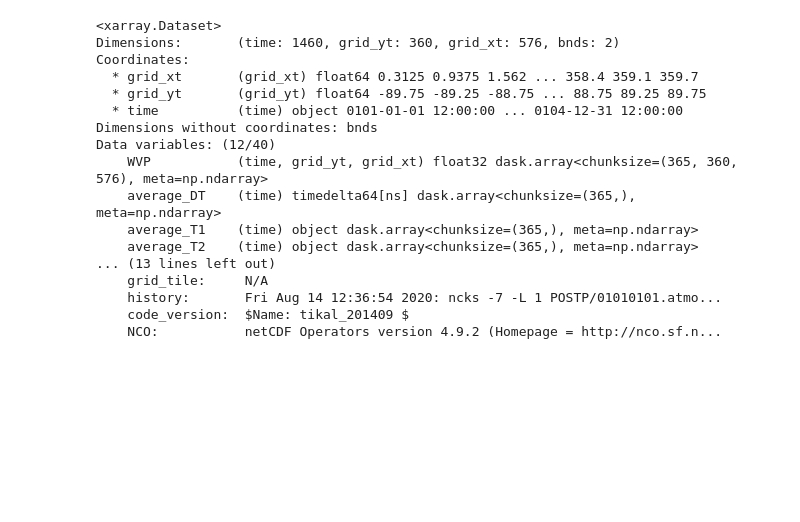
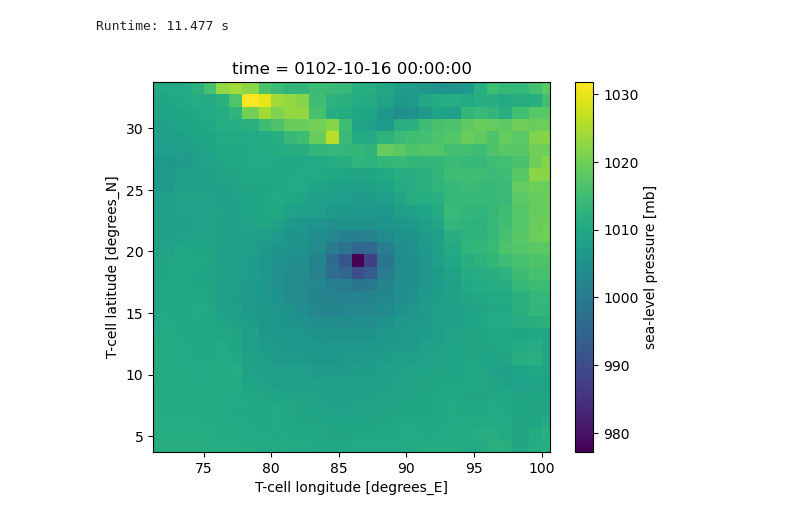
Before and after one commit to mr-gabrielrios/research, a Jupyter notebook: scripts/tc_storage_algorithm.ipynb, the cells around one changed output. Saved outputs shown, nothing was run; the diff lists cells and outputs as text; code cells hidden in the pictures; blank space fills up the shorter version.

Commit message:
Algorithm is at decent enough level for analysis purposes. Next steps are: (1) improve storm radius estimation algorithm, (2) create compositing method using radius as normalizing parameter.

```diff
--- a/scripts/tc_storage_algorithm.ipynb
+++ b/scripts/tc_storage_algorithm.ipynb
@@ -15,7 +15,7 @@ import matplotlib.pyplot as plt
 import warnings
 warnings.filterwarnings("ignore")
 # %%
-def tc_storage(model, experiment, year_range, storm_type, benchmarking=True):
+def tc_storage(model, experiment, year_range, storm_type, random_num=None, benchmarking=True):
 
     '''
     Function to build unified xArray Dataset to hold model and track data for tracked TCs in a given model and experiment.
@@ -30,15 +30,25 @@ def tc_storage(model, experiment, year_range, storm_type, benchmarking=True):
     - dirs (tuple):               2-element tuple with pathnames for the model- and experiment-specific GCM and track directories.
     '''
 
+    if benchmarking:
+        start = time.time()
+
     # Define paths to model- and experiment-specific data.
     model_dir, track_dir = dirnames(model, experiment)
     # Retrieve tracked TCs over the specified year range. Note: year_range re-specified to ensure increasing order in tuple.
-    storm_tracks = retrieve_tracked_TCs(track_dir, storm_type, year_range=(min(year_range), max(year_range)))
+    storm_track_output = retrieve_tracked_TCs(track_dir, storm_type, year_range=(min(year_range), max(year_range)))
     # Retrieve model data over specified year range.
+    # This is here so that both TC-specific and associated global model data can be analyzed together.
     model_output = retrieve_model_data(model_dir, year_range=(min(year_range), max(year_range)), output_type='atmos_daily')
     # Retrieve model data specified to tracked TCs.
     # Note: default model output type is 'atmos_4xdaily'. If 'output_type' matches 'model_output', then access pre-loaded data from 'model_output'.
-    storm_model_output = retrieve_model_TCs(model_dir, year_range=(min(year_range), max(year_range)), model_output, output_type='atmos_4xdaily')
+    storm_model_output = retrieve_model_TCs(model_dir, (min(year_range), max(year_range)), storm_track_output,
+                                            model_output, output_type='atmos_4xdaily', random_num=random_num)
+
+    if benchmarking:
+        print('Runtime: {0:.3f} s'.format(time.time() - start))
+
+    return storm_model_output
 # %%
 def dirnames(model, experiment):
 
@@ -281,28 +347,17 @@ def retrieve_model_TCs(model_dir, year_range=(min(year_range), max(year_range)),
 # %%
-dirname = '/tigress/wenchang/analysis/TC/AM2.5/CTL1990s_tigercpu_intelmpi_18_540PE/model_out/POSTP'
-# print(os.listdir(dirname))
+model = 'AM2.5'
+experiment = 'control'
+storm_type = 'C15w'
 year_range = (101, 105)
+storms = tc_storage(model, experiment, year_range, storm_type, random_num=20, benchmarking=True)
 
-data = retrieve_model_data(dirname, year_range, output_type='atmos_daily')
-
-# del data, dirname, year_range
+del model, experiment, storm_type, year_range
+# %% [output]
+Runtime: 11.477 s
-# %%
-data
-# %% [output]
-<xarray.Dataset>
-Dimensions:       (time: 1460, grid_yt: 360, grid_xt: 576, bnds: 2)
-Coordinates:
-  * grid_xt       (grid_xt) float64 0.3125 0.9375 1.562 ... 358.4 359.1 359.7
-  * grid_yt       (grid_yt) float64 -89.75 -89.25 -88.75 ... 88.75 89.25 89.75
-  * time          (time) object 0101-01-01 12:00:00 ... 0104-12-31 12:00:00
-Dimensions without coordinates: bnds
-Data variables: (12/40)
-    WVP           (time, grid_yt, grid_xt) float32 dask.array<chunksize=(365, 360, 576), meta=np.ndarray>
-    average_DT    (time) timedelta64[ns] dask.array<chunksize=(365,), meta=np.ndarray>
-    average_T1    (time) object dask.array<chunksize=(365,), meta=np.ndarray>
-    average_T2    (time) object dask.array<chunksize=(365,), meta=np.ndarray>
-... (13 lines left out)
-    grid_tile:     N/A
-    history:       Fri Aug 14 12:36:54 2020: ncks -7 -L 1 POSTP/01010101.atmo...
-    code_version:  $Name: tikal_201409 $
-    NCO:           netCDF Operators version 4.9.2 (Homepage = http://nco.sf.n...
+# %%
+storm_ids = list(set(storms['storm_id'].values))
+test_storm = storms.where(storms['storm_id'] == random.sample(storm_ids, 1), drop=True).dropna(dim='grid_xt', how='all').dropna(dim='grid_yt', how='all')
+test_storm['slp'].plot()
+del test_storm
+# %% [output]
+[figure, added]
```
Also changed, not shown: parts of 5 cells of this notebook.
